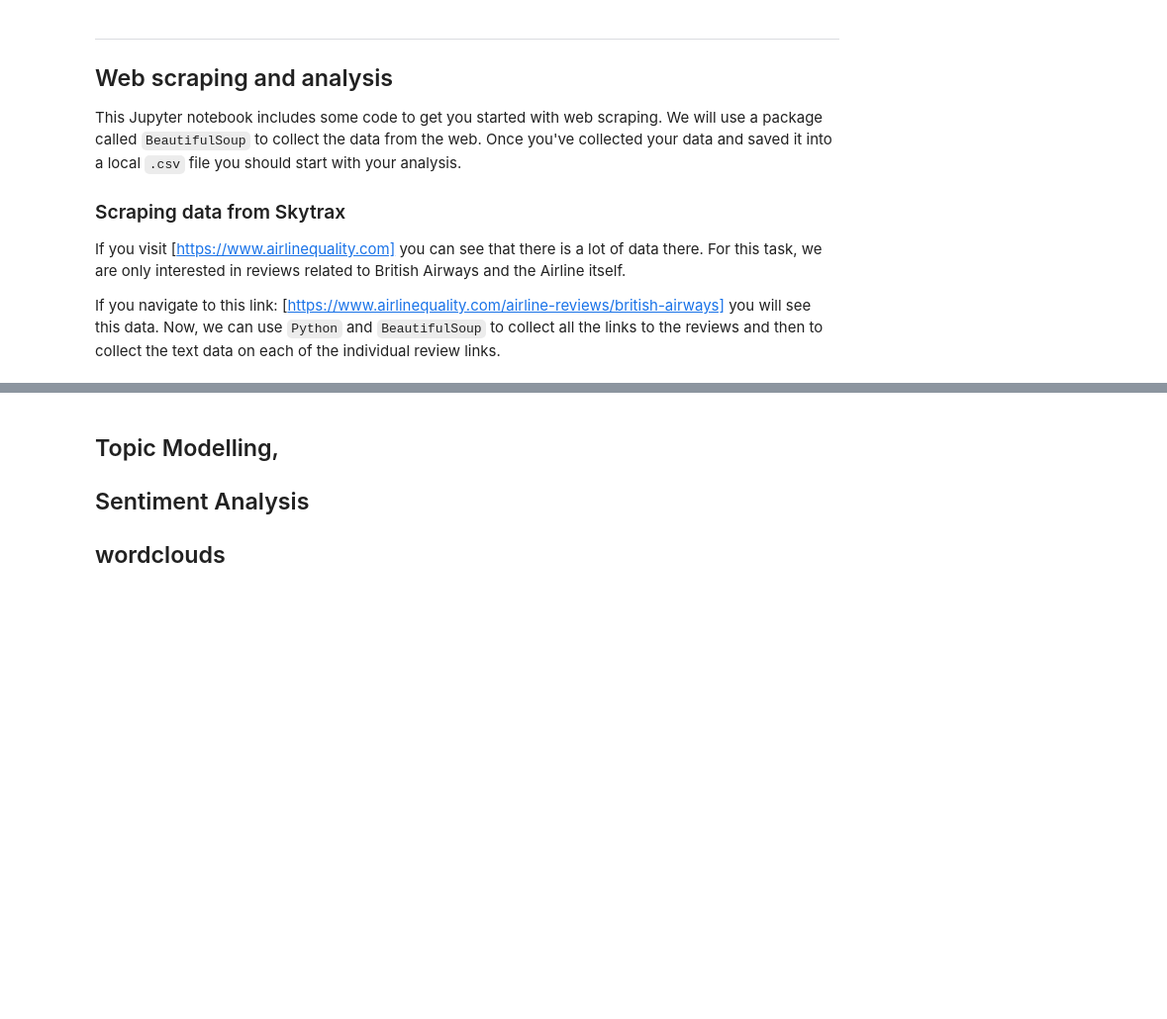
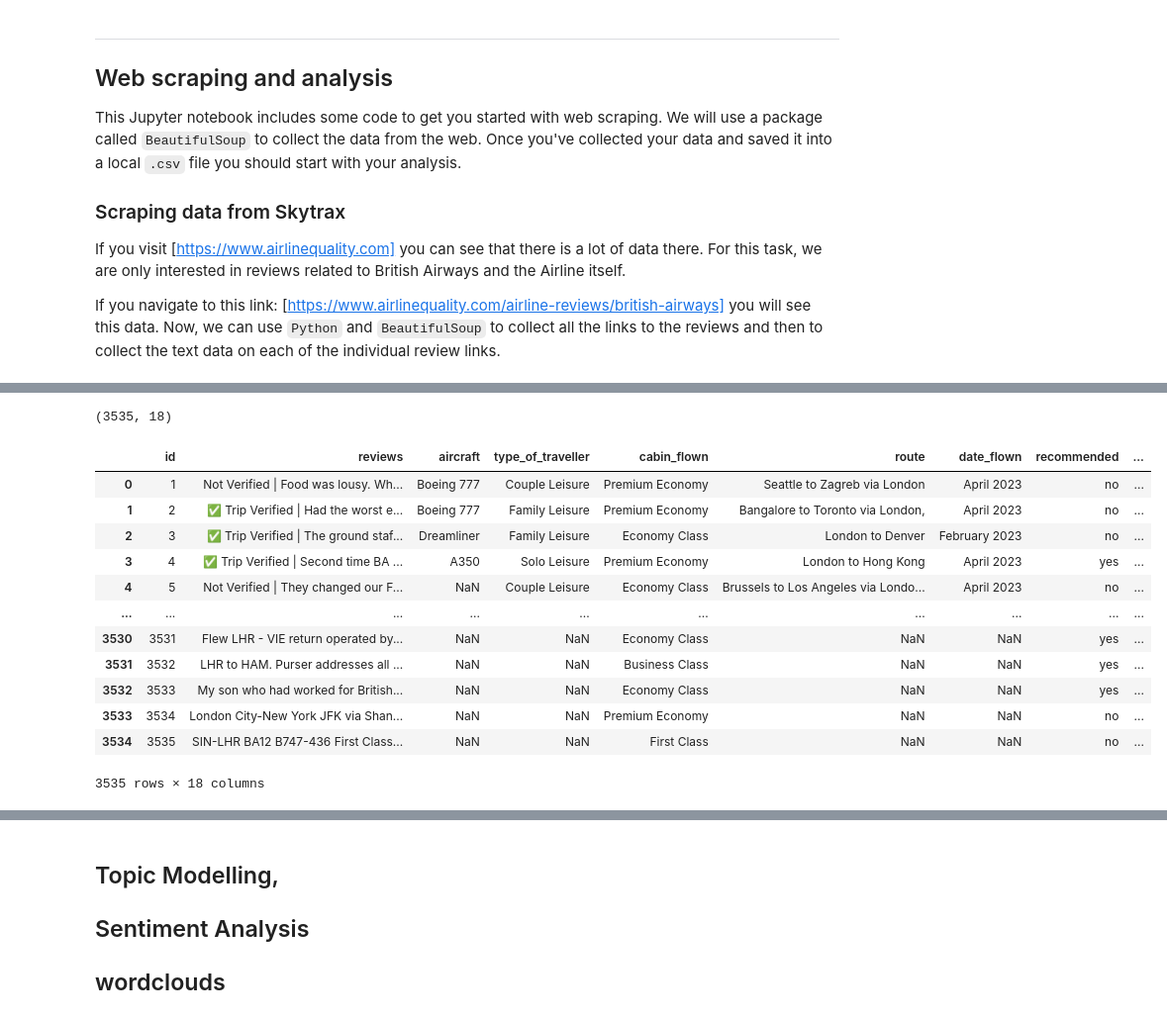
Before and after one commit to grooveyman/british_airways, a Jupyter notebook: getting_started.ipynb, the cells around one changed output, grey strips where cells are left out. Shown at 99% size. Cells and saved outputs as stored; diff of their text form; code cells hidden in the pictures; blank space fills up the shorter version.

```diff
--- a/getting_started.ipynb
+++ b/getting_started.ipynb
@@ -98,0 +125,3 @@ df.head(20)
+# %%
+#read data from csv
+df = pd.read_csv('reviews.csv')
@@ -98,0 +152,23 @@ df.head(20)
+# %%
+df.shape
+# %% [output]
+(3535, 18)
+# %%
+#rename column unnamed to id
+df.rename(columns={'Unnamed: 0':"id"}, inplace=True)
+# %%
+df
+# %% [output]
+|  | id | reviews | aircraft | type_of_traveller | cabin_flown | route | date_flown | recommended | ... |
+| 0 | 1 | Not Verified | Food was lousy. Wh... | Boeing 777 | Couple Leisure | Premium Economy | Seattle to Zagreb via London | April 2023 | no | ... |
+| 1 | 2 | ✅ Trip Verified | Had the worst e... | Boeing 777 | Family Leisure | Premium Economy | Bangalore to Toronto via London, | April 2023 | no | ... |
+| 2 | 3 | ✅ Trip Verified | The ground staf... | Dreamliner | Family Leisure | Economy Class | London to Denver | February 2023 | no | ... |
+| 3 | 4 | ✅ Trip Verified | Second time BA ... | A350 | Solo Leisure | Premium Economy | London to Hong Kong | April 2023 | yes | ... |
+| 4 | 5 | Not Verified | They changed our F... | NaN | Couple Leisure | Economy Class | Brussels to Los Angeles via Londo... | April 2023 | no | ... |
+| ... | ... | ... | ... | ... | ... | ... | ... | ... | ... |
+| 3530 | 3531 | Flew LHR - VIE return operated by... | NaN | NaN | Economy Class | NaN | NaN | yes | ... |
+| 3531 | 3532 | LHR to HAM. Purser addresses all ... | NaN | NaN | Business Class | NaN | NaN | yes | ... |
+| 3532 | 3533 | My son who had worked for British... | NaN | NaN | Economy Class | NaN | NaN | yes | ... |
+| 3533 | 3534 | London City-New York JFK via Shan... | NaN | NaN | Premium Economy | NaN | NaN | no | ... |
+| 3534 | 3535 | SIN-LHR BA12 B747-436 First Class... | NaN | NaN | First Class | NaN | NaN | no | ... |
+3535 rows × 18 columns
```
Also changed, not shown: parts of 32 cells of this notebook, 3 other files.
